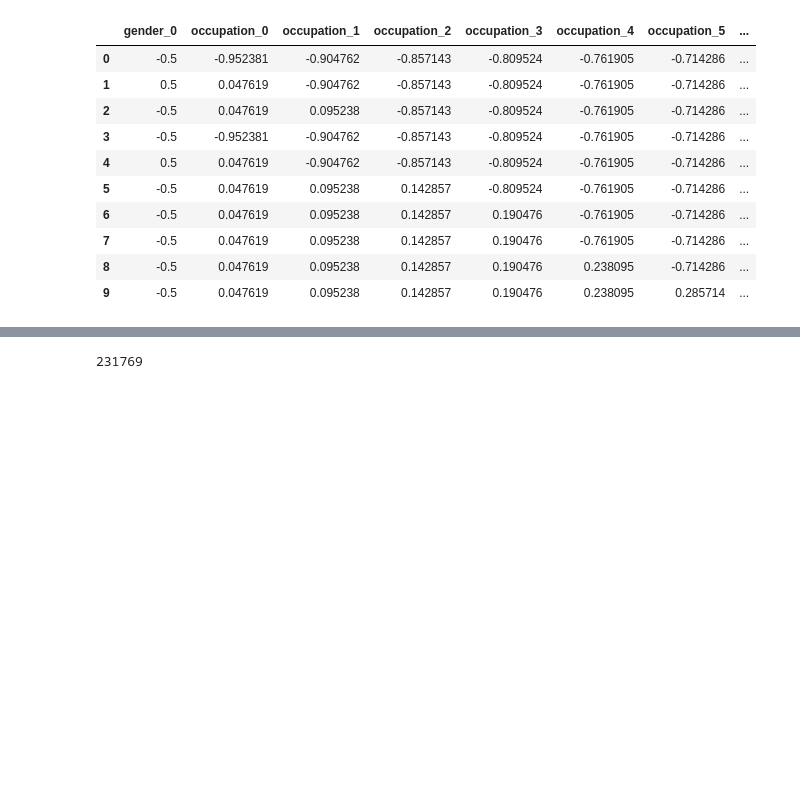
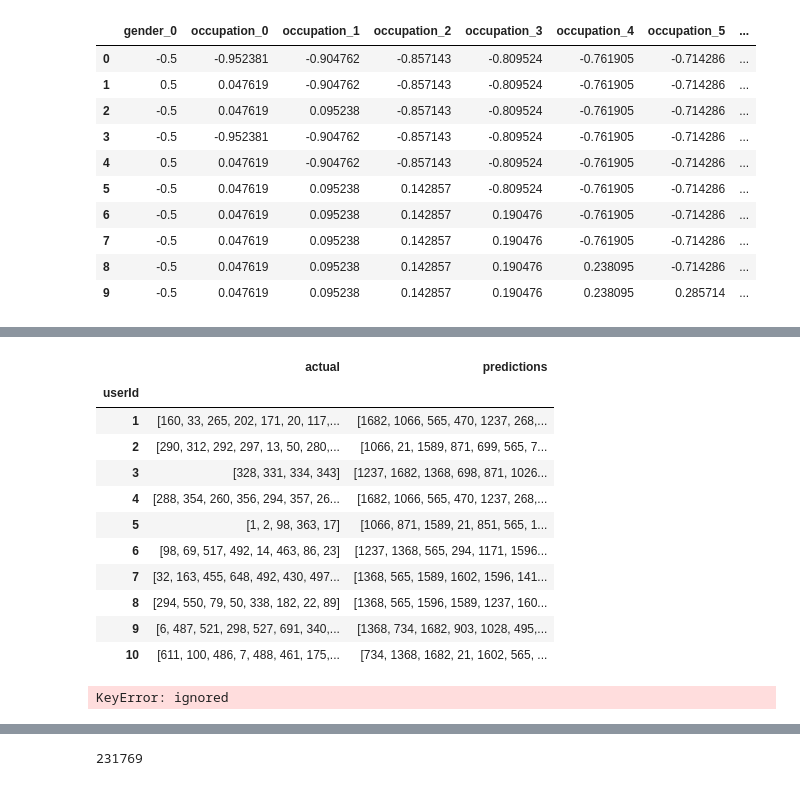
Before and after one commit to EeYeoKeat/Recommendation-System-Algorithms-in-Python, a Jupyter notebook: Movies_Recommendation/TF2_DQN_RecSys.ipynb, the cells around one changed output, grey strips where cells are left out. Cells and saved outputs as stored; diff of their text form; code cells hidden in the pictures; blank space fills up the shorter version.

```diff
--- a/Movies_Recommendation/TF2_DQN_RecSys.ipynb
+++ b/Movies_Recommendation/TF2_DQN_RecSys.ipynb
@@ -672 +669,20 @@ try_test_precision
+# %%
+try_test_precision
+# %% [output]
+|  | actual | predictions |
+| userId |  |  |
+| 1 | [160, 33, 265, 202, 171, 20, 117,... | [1682, 1066, 565, 470, 1237, 268,... |
+| 2 | [290, 312, 292, 297, 13, 50, 280,... | [1066, 21, 1589, 871, 699, 565, 7... |
+| 3 | [328, 331, 334, 343] | [1237, 1682, 1368, 698, 871, 1026... |
+| 4 | [288, 354, 260, 356, 294, 357, 26... | [1682, 1066, 565, 470, 1237, 268,... |
+| 5 | [1, 2, 98, 363, 17] | [1066, 871, 1589, 21, 851, 565, 1... |
+| 6 | [98, 69, 517, 492, 14, 463, 86, 23] | [1237, 1368, 565, 294, 1171, 1596... |
+| 7 | [32, 163, 455, 648, 492, 430, 497... | [1368, 565, 1589, 1602, 1596, 141... |
+| 8 | [294, 550, 79, 50, 338, 182, 22, 89] | [1368, 565, 1596, 1589, 1237, 160... |
+| 9 | [6, 487, 521, 298, 527, 691, 340,... | [1368, 734, 1682, 903, 1028, 495,... |
+| 10 | [611, 100, 486, 7, 488, 461, 175,... | [734, 1368, 1682, 21, 1602, 565, ... |
+# %%
+precision_per_user(1)
+# %% [output]
+KeyError: ignored
 # %%
```
Also changed, not shown: parts of 6 cells of this notebook.
